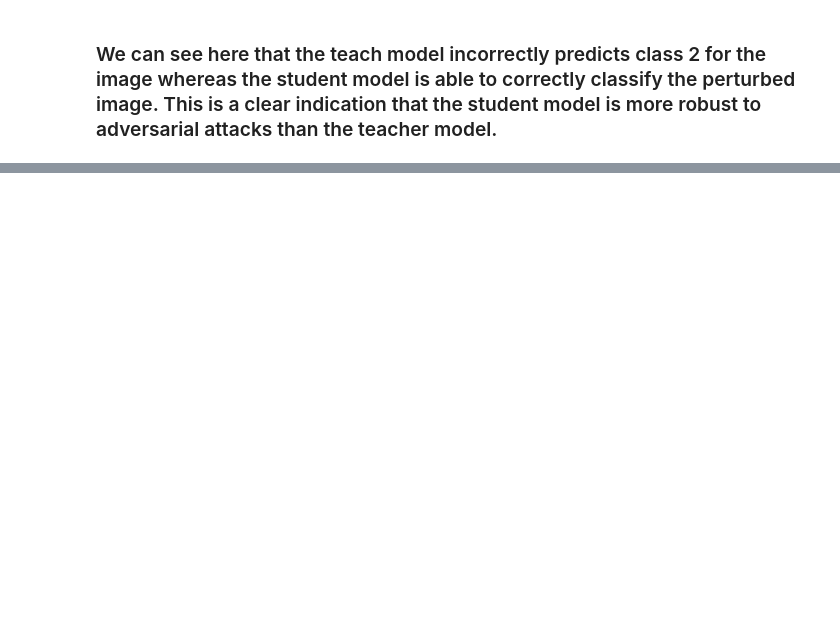
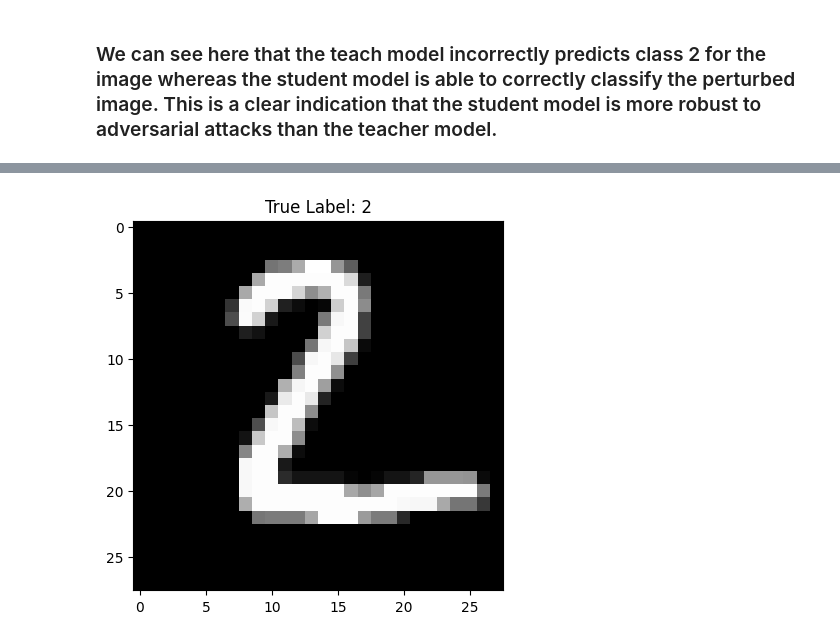
Before and after one commit to loganfalzarano/adversarial_ml, a Jupyter notebook: defensive_distillation.ipynb, the cells around one changed output, grey strips where cells are left out. Drawn from its saved outputs; the diff is of its cells as text; code cells hidden in the pictures; blank space fills up the shorter version.

```diff
--- a/defensive_distillation.ipynb
+++ b/defensive_distillation.ipynb
@@ -520,0 +566,10 @@ for X, y in final_test_dataloader:
+# %%
+X = mnist_test.data[1]
+y = mnist_test.targets[1]
+# %%
+#plot original image
+plt.imshow(X.numpy(), cmap='gray')
+plt.title(f'True Label: {y.item()}')
+plt.show()
+# %% [output]
+[figure, added]
```
Also changed, not shown: parts of 31 cells of this notebook.
